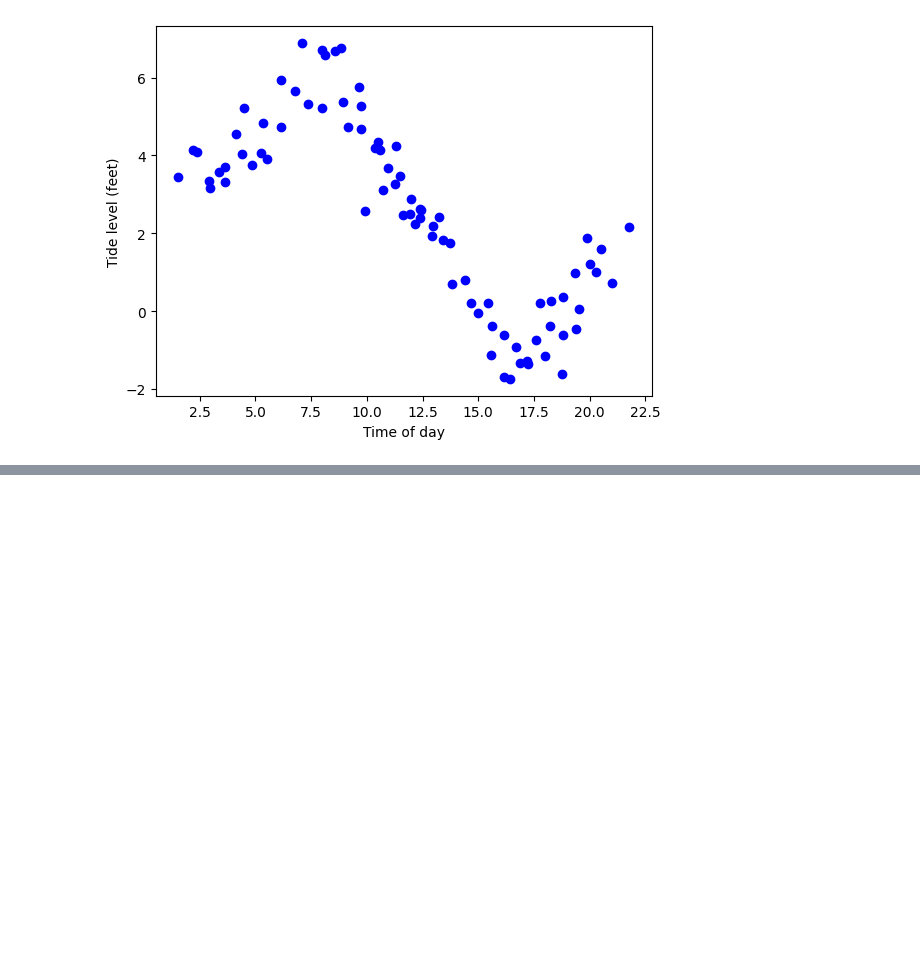
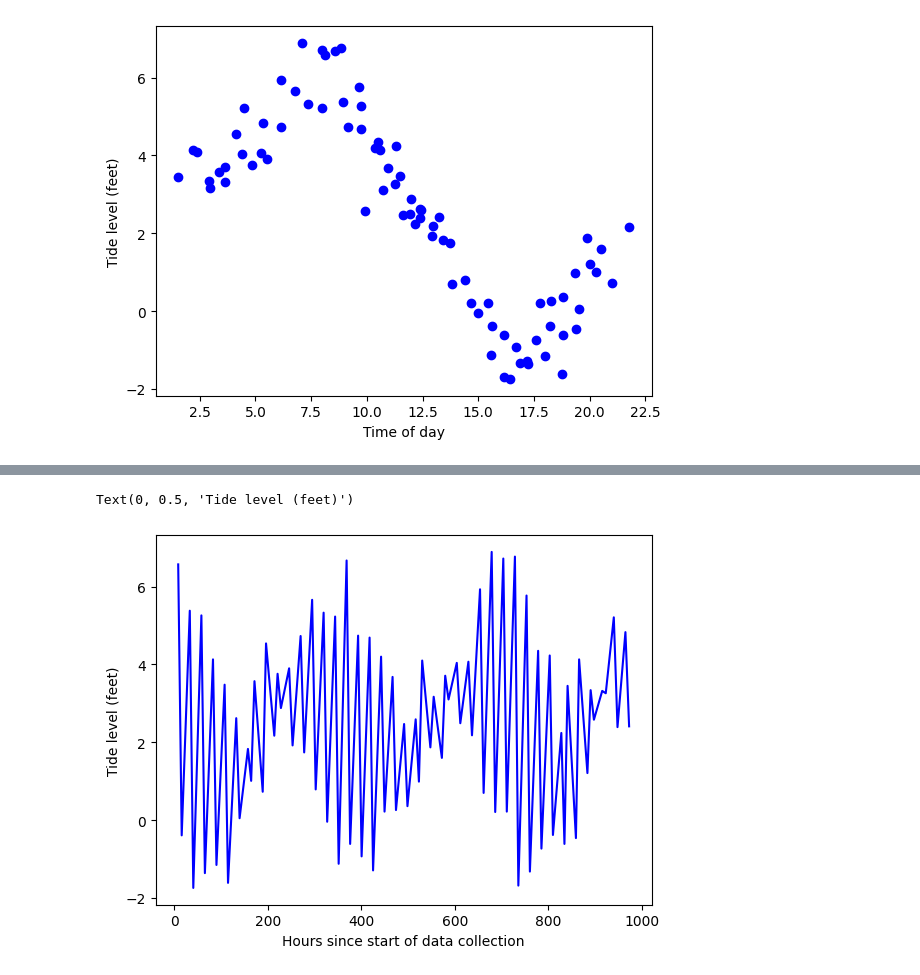
Before and after one commit to carburto/astr19_group_a9, a Jupyter notebook: group_project_data.ipynb, the cells around one changed output, grey strips where cells are left out. Drawn from its saved outputs; the diff is of its cells as text; code cells hidden in the pictures; blank space fills up the shorter version.

```diff
--- a/group_project_data.ipynb
+++ b/group_project_data.ipynb
@@ -69,2 +103,13 @@ Text(0, 0.5, 'Tide level (feet)')
 # %%
-#this looks like a sin function
+data['col4'] = [8.11666666666667, 15.6166666666667, 8.91666666666667, 16.4166666666667, 9.75, 17.2333333333333, 10.5833333333333, 18, 11.4666666666667, 18.7666666666667, 12.3666666666667, 19.5166666666667, 13.4, 20.2666666666667, 3.36666666666667, 21.0166666666667, 4.11666666666667, 21.7666666666667, 4.83333333333333, 11.9666666666667, 5.51666666666667, 12.9333333333333, 6.13333333333333, 13.75, 6.78333333333333, 14.4166666666667, 7.36666666666667, 15, 7.98333333333333, 15.5666666666667, 8.56666666666667, 16.1333333333333, 9.16666666666667, 16.6833333333333, 9.75, 17.2, 10.35, 17.75, 10.95, 18.25, 11.6333333333333, 18.8, 12.4166666666667, 19.3333333333333, 2.36666666666667, 19.8666666666667, 2.96666666666667, 20.5, 3.61666666666667, 10.7333333333333, 4.38333333333333, 11.9166666666667, 5.25, 12.95, 6.15, 13.8333333333333, 7.08333333333333, 14.65, 7.96666666666667, 15.45, 8.83333333333333, 16.1666666666667, 9.66666666666667, 16.8666666666667, 10.5, 17.5666666666667, 11.3166666666667, 18.2, 12.1666666666667, 18.8166666666667, 1.53333333333333, 19.4, 2.21666666666667, 20, 2.9, 9.9, 3.65, 11.25, 4.48333333333333, 12.3666666666667, 5.35, 13.2333333333333]
+#adding integer values of time to the first data set
+
+x2 = ((data['col1'] - 1)*24) + data['col4']
+y2 = data['col3']
+
+plt.plot(x2, y2, 'b-')
+plt.xlabel('Hours since start of data collection')
+plt.ylabel('Tide level (feet)')
+# %% [output]
+Text(0, 0.5, 'Tide level (feet)')
+[figure, added]
```
Also changed, not shown: parts of 7 cells of this notebook.
